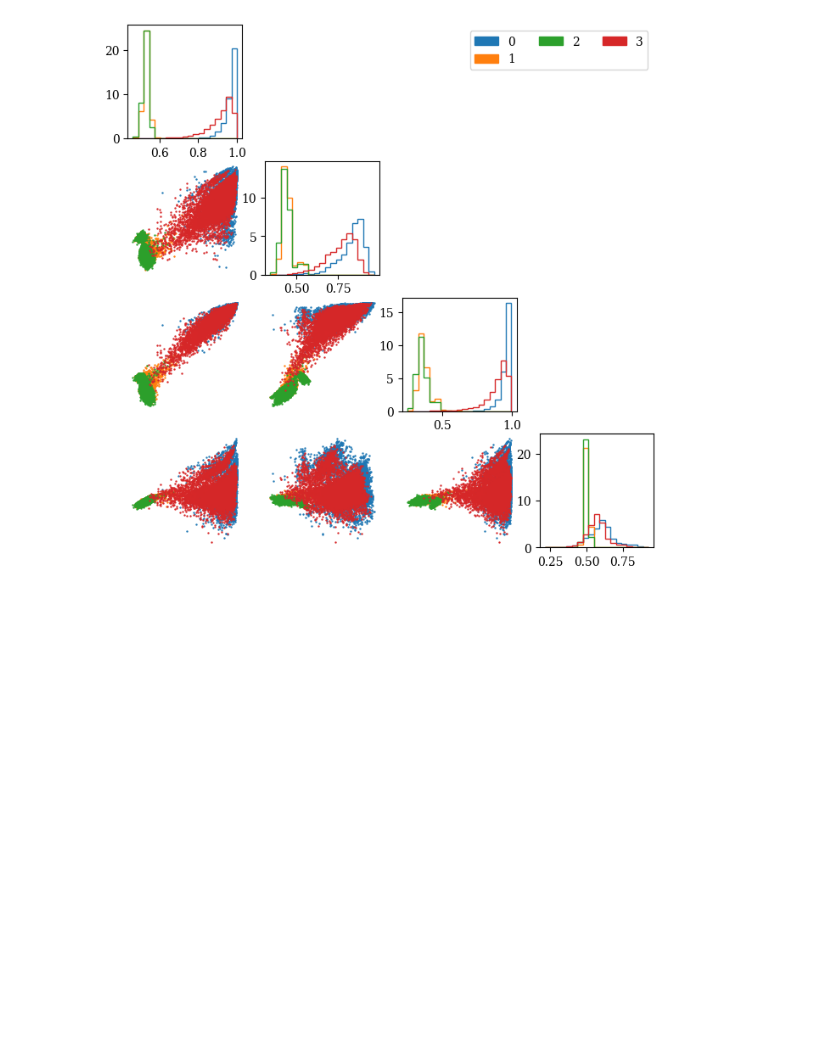
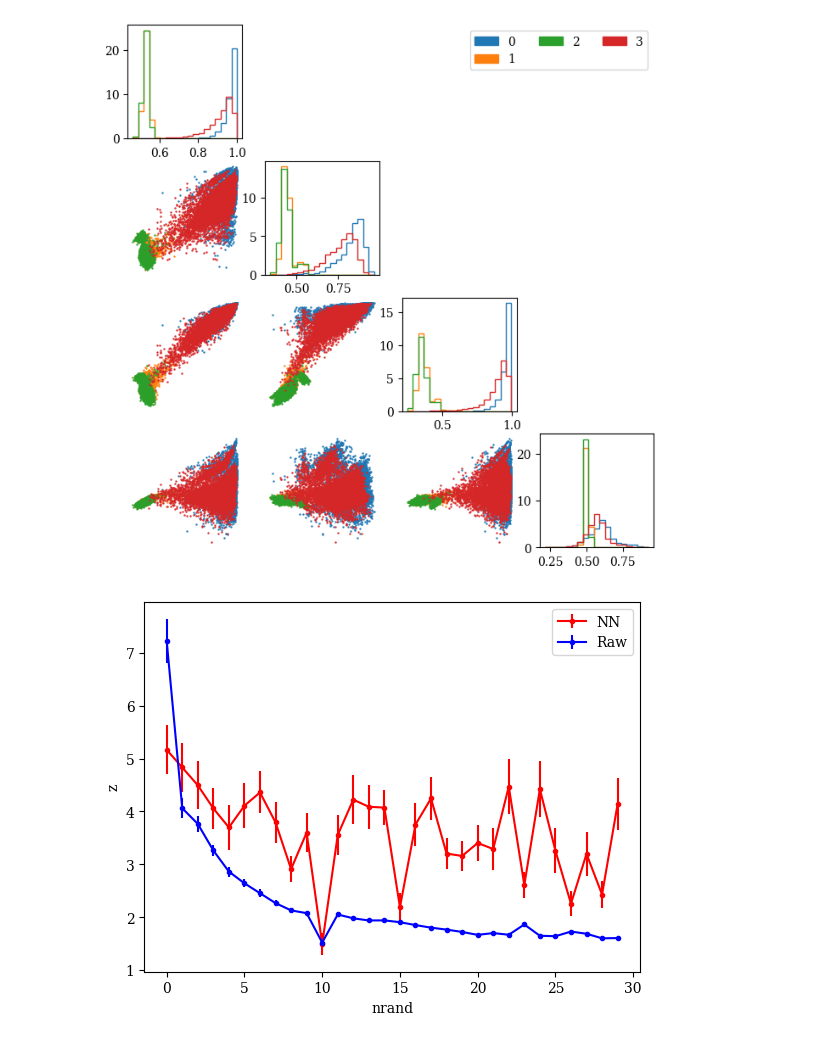
Before and after one commit to SamBT/phlab-neurips25, a Jupyter notebook: experiments/toyjet/Plotting.ipynb, the cells around one changed output. Drawn from its saved outputs; the diff is of its cells as text; code cells hidden in the pictures; blank space fills up the shorter version.

```diff
--- a/experiments/toyjet/Plotting.ipynb
+++ b/experiments/toyjet/Plotting.ipynb
@@ -38,3 +35,42 @@ utils.make_corner(file["da_out"],file["da_lab"])
 # %% [output]
 [figure]
 [figure]
+# %%
+file=np.load("output.npz")
+#print(file.files)
+def plotGraph(x,y0,y0err,y1,y1err,xlabel='yield'):
+    plt.errorbar(x,y0,y0err,c='r',marker='.',label='NN')
+    plt.errorbar(x,y1,y1err,c='b',marker='.',label='Raw')
+    plt.legend()
+    plt.xlabel(xlabel)
+    plt.ylabel("z")
+    plt.show()
+
+lX=[]
+lYN=[]
+lYNE=[]
+lYR=[]
+lYRE=[]
+lId=19
+for pRand in range(30):
+    output="rand"+str(pRand)
+    pX=file[output+"x"]
+    pYN=file[output+"ynn"]
+    pYNE=file[output+"ynn_err"]/10.
+    pYR=file[output+"yraw"]
+    pYRE=file[output+"yraw_err"]/10.
+    #plotGraph(pX,pYN,pYNE,pYR,pYRE)
+    lX.append(pRand)
+    lYN.append(pYN[lId])
+    lYNE.append(pYNE[lId])
+    lYR.append(pYR[lId])
+    lYRE.append(pYRE[lId])
+
+#lX=file["rand_sumx"]
+#lYN=file["rand_sumynn"]
+#lYNE=file["rand_sumynn_err"]
+#lYR=file["rand_sumyraw"]
+#YRE=file["rand_sumyraw_err"]
+plotGraph(lX,lYN,lYNE,lYR,lYRE,xlabel="nrand")
+# %% [output]
+[figure, added]
```
Also changed, not shown: parts of 1 cell of this notebook, 4 other files.
